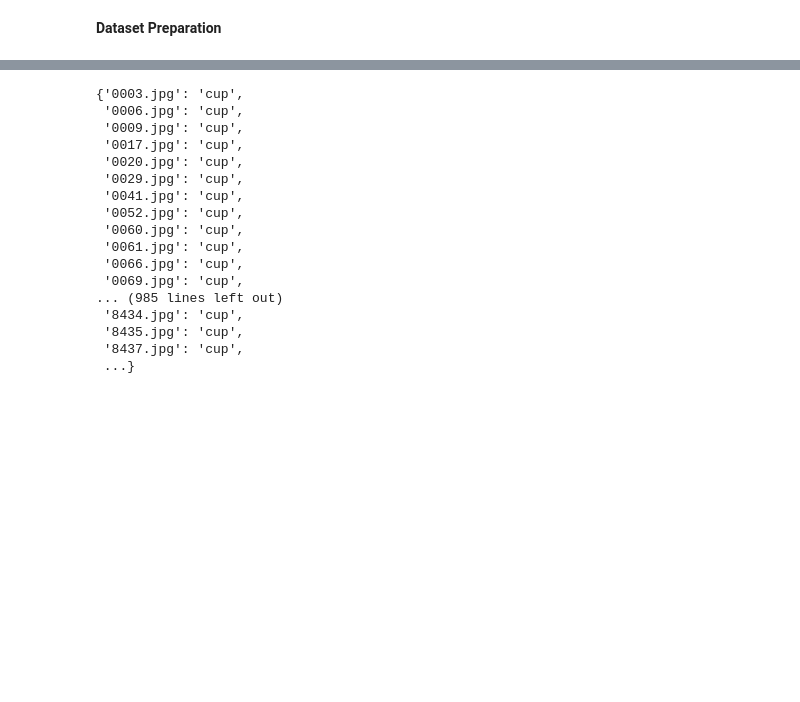
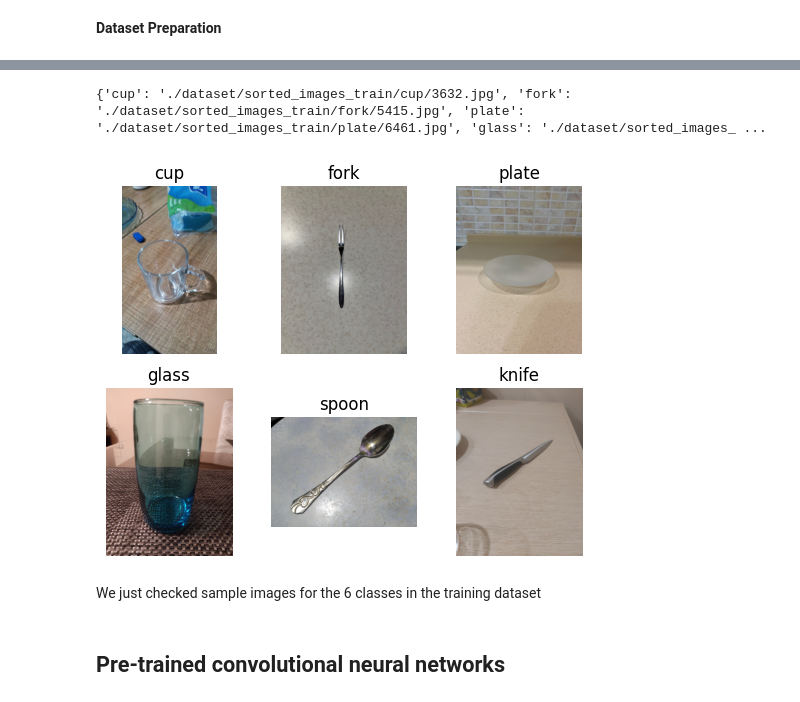
Before and after one commit to ChanTheDataExplorer/kitchenware-classification-project, a Jupyter notebook: notebook.ipynb, the cells around one changed output, grey strips where cells are left out. Saved outputs shown, nothing was run; the diff lists cells and outputs as text; code cells hidden in the pictures; blank space fills up the shorter version.

```diff
--- a/notebook.ipynb
+++ b/notebook.ipynb
@@ -234,0 +35,9 @@ So all files are in jpeg format
+# %%
+dirs = {}
+
+dirs['dataset_dir'] = './dataset'
+dirs['raw_img_dir'] = './dataset/images'
+dirs['sorted_img_dir'] = './dataset/sorted_images'
+dirs['sorted_img_train'] = './dataset/sorted_images_train'
+dirs['sorted_img_val'] = './dataset/sorted_images_val'
+dirs['img_dir_test'] = './dataset/sorted_test'
@@ -293,7 +72,7 @@ from pathlib import Path
 
 import PIL
 # %%
-image_dir = Path(base_images_dir)
+image_dir = Path(dirs['raw_img_dir'])
 # %%
 hash_dict = defaultdict(list)
 for image in image_dir.glob('*.jpg'):
@@ -386,21 +175,0 @@ os.makedirs(sorted_dataset)
-# %%
-file_loc = dict(zip(file_info['filename'],file_info['label']))
-file_loc
-# %% [output]
-{'0003.jpg': 'cup',
- '0006.jpg': 'cup',
- '0009.jpg': 'cup',
- '0017.jpg': 'cup',
- '0020.jpg': 'cup',
- '0029.jpg': 'cup',
- '0041.jpg': 'cup',
- '0052.jpg': 'cup',
- '0060.jpg': 'cup',
- '0061.jpg': 'cup',
- '0066.jpg': 'cup',
- '0069.jpg': 'cup',
-... (985 lines left out)
- '8434.jpg': 'cup',
- '8435.jpg': 'cup',
- '8437.jpg': 'cup',
- ...}
@@ -406,0 +199,4 @@ file_loc
+# %%
+print(sample_img)
+# %% [output]
+{'cup': './dataset/sorted_images_train/cup/3632.jpg', 'fork': './dataset/sorted_images_train/fork/5415.jpg', 'plate': './dataset/sorted_images_train/plate/6461.jpg', 'glass': './dataset/sorted_images_ ...
@@ -406,0 +205,33 @@ file_loc
+# %%
+# Create a figure and subplot with 2 columns
+fig, axs = plt.subplots(nrows = 2, ncols=3)
+
+row_counter = 1
+# Loop through each item in the dictionary
+for i, (label, image_path) in enumerate(sample_img.items()):
+    # Load the image from the path
+    image = mpimg.imread(image_path)
+
+    if row_counter >= 4:
+        # Plot the image on the subplot
+        axs[1, i % 3].imshow(image)
+        # Set the title of the subplot to the label
+        axs[1, i % 3].set_title(label)
+        axs[1, i % 3].axis('off')
+    else:
+        # Plot the image on the subplot
+        axs[0, i % 3].imshow(image)
+        # Set the title of the subplot to the label
+        axs[0, i % 3].set_title(label)
+        axs[0, i % 3].axis('off')
+
+    row_counter = row_counter+1
+# Show the plot
+plt.axis('off')
+plt.show()
+# %% [output]
+[figure, added]
+# %% [markdown]
+We just checked sample images for the 6 classes in the training dataset
+# %% [markdown]
+## Pre-trained convolutional neural networks
```
Also changed, not shown: parts of 85 cells of this notebook.
